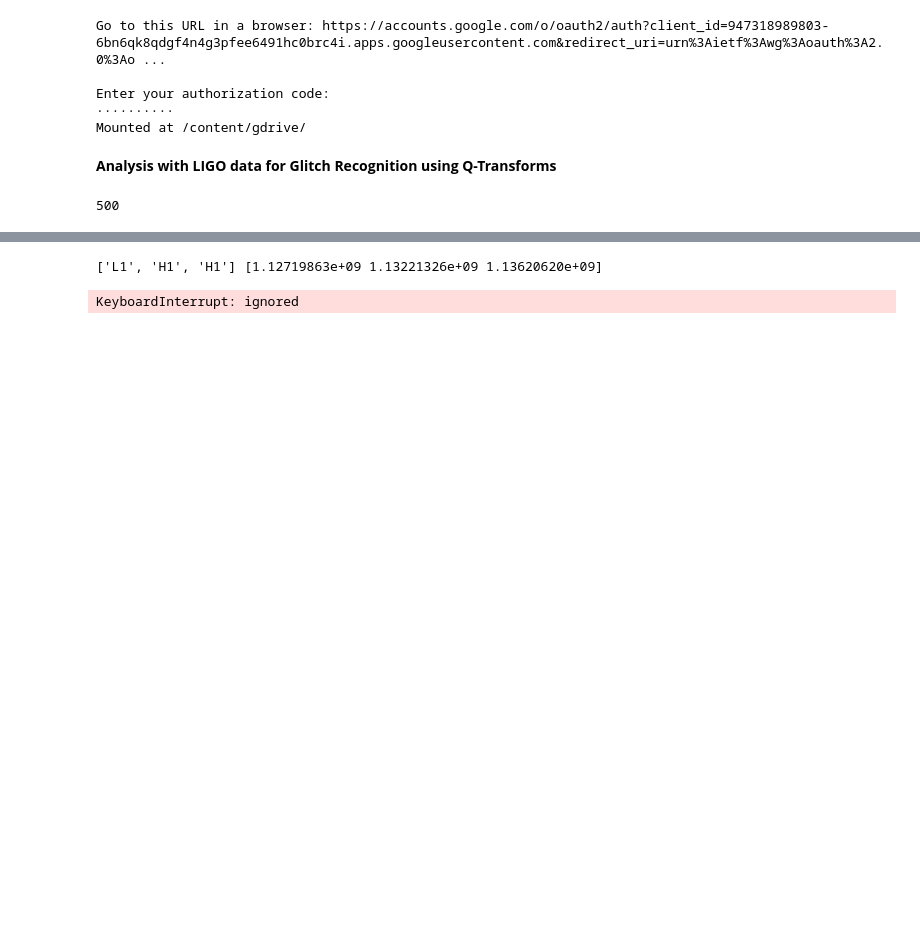
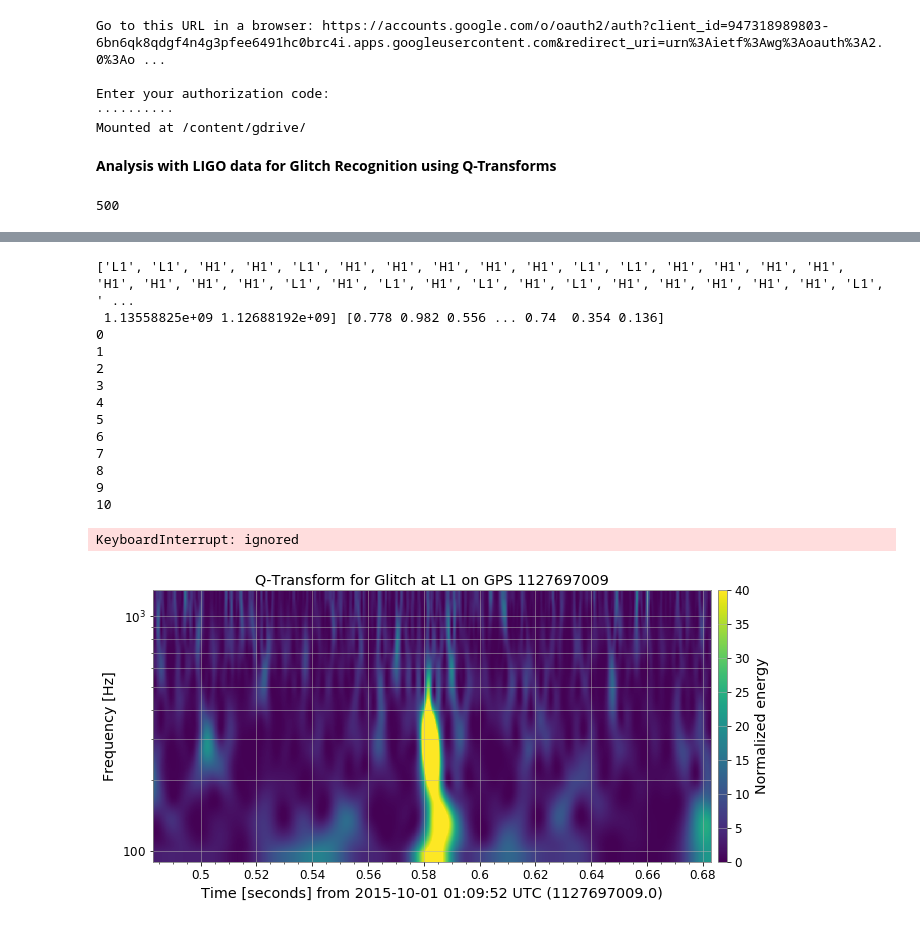
Before and after one commit to SGRGit/gwOsc, a Jupyter notebook: DataPrepForBlipGlitchClassification_G.ipynb, the cells around one changed output, grey strips where cells are left out. Saved outputs shown, nothing was run; the diff lists cells and outputs as text; code cells hidden in the pictures; blank space fills up the shorter version.

```diff
--- a/DataPrepForBlipGlitchClassification_G.ipynb
+++ b/DataPrepForBlipGlitchClassification_G.ipynb
@@ -66,28 +66,47 @@ glitch_data_cln
 # %%
 import time
 from gwpy.timeseries import TimeSeries
-epoch_noise = np.empty(3)
-ifo_noise = []
-images_noise = []
+epoch_glitch= np.empty(1001)
+ifo_glitch = []
+interval = np.empty(1001)
+images_glitch = []
 
-for i in range(0, 3, 1):
-  epoch_noise[i] = int(glitch_data['GPStime'][i])
-  ifo_noise.append(glitch_data['ifo'][i])
-print(ifo_noise, epoch_noise)
+for i in range(0, 1001, 1):
+  epoch_glitch[i] = int(glitch_data_cln['GPStime'][i])
+  ifo_glitch.append(glitch_data_cln['ifo'][i])
+  interval[i] = round((glitch_data_cln['GPStime'][i] %1), 3)
+print(ifo_glitch, epoch_glitch, interval)
 
-for a in range(0, 3, 1):
-  I = TimeSeries.fetch_open_data(ifo_noise[a], epoch_noise[a]-5, epoch_noise[a]-1).q_transform()
-  images_noise.append(I)
+for a in range(0, 1001, 1):
+  print(a)
+  I = TimeSeries.fetch_open_data(ifo_glitch[a], epoch_glitch[a]-2, epoch_glitch[a]+2).q_transform(outseg = (epoch_glitch[a]+interval[a]-0.1 , epoch_glitch[a] +interval[a]+ 0.1))
+  images_glitch.append(I)
   fig, ax = plt.subplots(1, 1, figsize = (10, 5))
+  ax = plt.gca()
   ax.imshow(I)
+  #ax.set_epoch(epoch_glitch[a])
   ax.set_xscale('seconds')
   ax.set_yscale('log')
   ax.set_ylabel('Frequency [Hz]')
   ax.grid(True, axis='y', which='both')
-  ax.colorbar(cmap='viridis', label='Normalized energy')
-  ax.set_title('Q-Transform for Noise at %s on GPS %d' %(ifo_noise[a], epoch_noise[a]))
-  plt.savefig(os.path.join(setb_data_dir,'Q-Transform for Noise at %s on GPS %d' %(ifo_noise[a], epoch_noise[a])))
+  ax.colorbar(cmap='viridis', label='Normalized energy', clim=[0, 40])
+  ax.set_title('Q-Transform for Glitch at %s on GPS %d' %(ifo_glitch[a], epoch_glitch[a]))
+  plt.savefig(os.path.join(seta_data_dir,'Q-Transform for Glitch at %s on GPS %d' %(ifo_glitch[a], epoch_glitch[a])))
+  plt.close()
   time.sleep(0.01)
 # %% [output]
-['L1', 'H1', 'H1'] [1.12719863e+09 1.13221326e+09 1.13620620e+09]
+['L1', 'L1', 'H1', 'H1', 'L1', 'H1', 'H1', 'H1', 'H1', 'H1', 'L1', 'L1', 'H1', 'H1', 'H1', 'H1', 'H1', 'H1', 'H1', 'H1', 'L1', 'H1', 'L1', 'H1', 'L1', 'H1', 'L1', 'H1', 'H1', 'H1', 'H1', 'H1', 'L1', ' ...
+ 1.13558825e+09 1.12688192e+09] [0.778 0.982 0.556 ... 0.74  0.354 0.136]
+0
+1
+2
+3
+4
+5
+6
+7
+8
+9
+10
 KeyboardInterrupt: ignored
+[figure, added]
```
Also changed, not shown: parts of 3 cells of this notebook.
